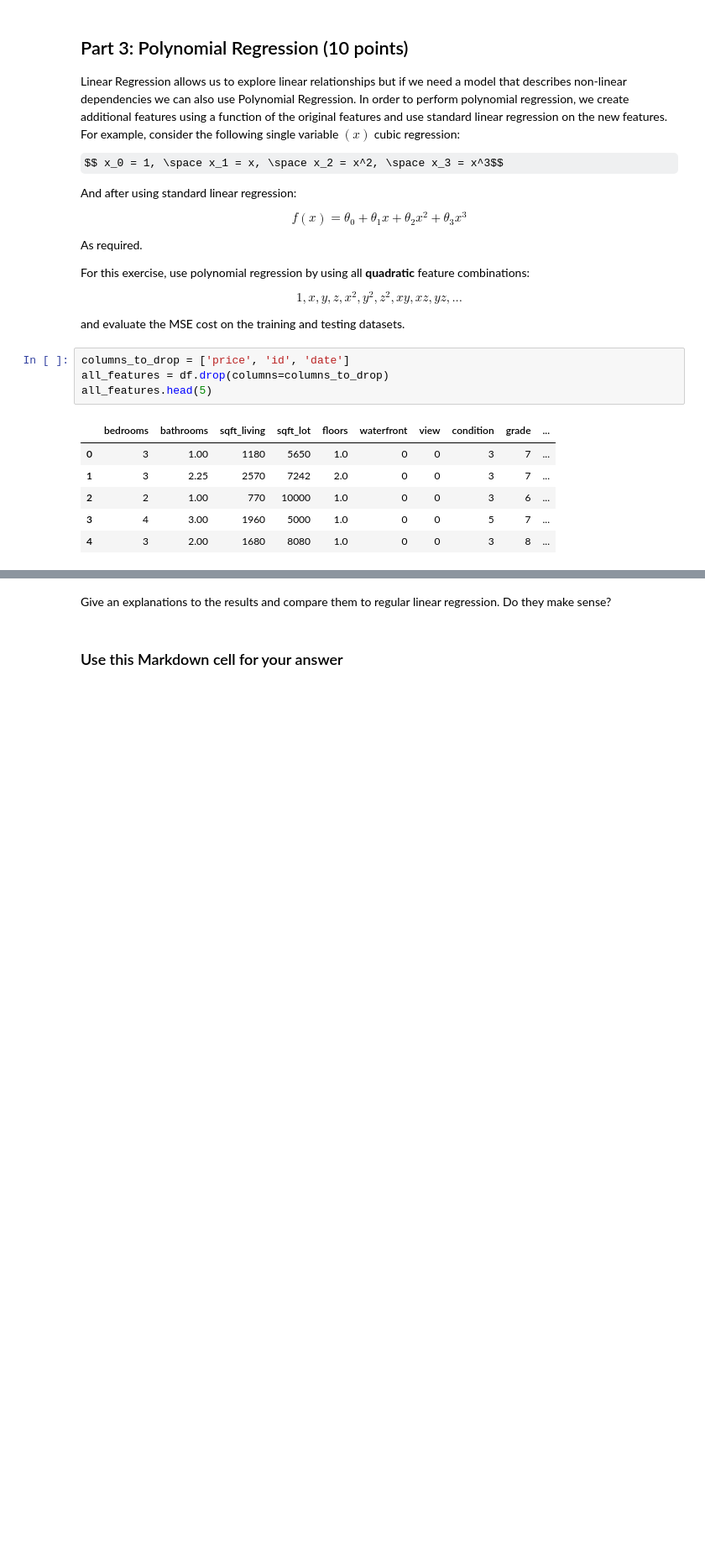
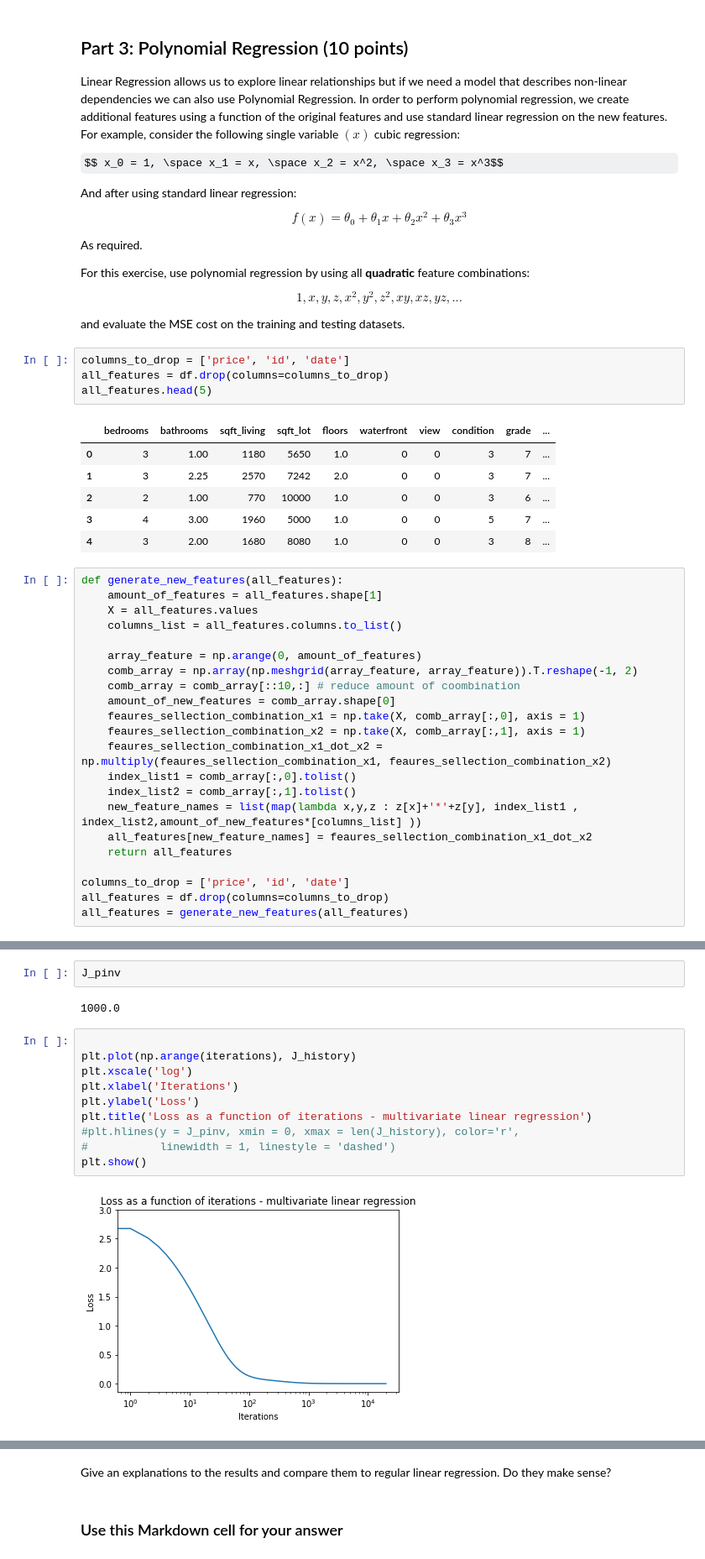
Before and after one commit to RoyR-IDC/MachineLearningFromData, a Jupyter notebook: HW1/hwa1.ipynb, the cells around one changed output, grey strips where cells are left out. Shown: that part at 84% size. Drawn from its saved outputs; the diff is of its cells as text; some formulas as TeX source; blank space fills up the shorter version.

```diff
--- a/HW1/hwa1.ipynb
+++ b/HW1/hwa1.ipynb
@@ -647,3 +679,25 @@ all_features.head(5)
 | 2 | 2 | 1.00 | 770 | 10000 | 1.0 | 0 | 0 | 3 | 6 | ... |
 | 3 | 4 | 3.00 | 1960 | 5000 | 1.0 | 0 | 0 | 5 | 7 | ... |
 | 4 | 3 | 2.00 | 1680 | 8080 | 1.0 | 0 | 0 | 3 | 8 | ... |
+# %%
+def generate_new_features(all_features):
+    amount_of_features = all_features.shape[1]
+    X = all_features.values
+    columns_list = all_features.columns.to_list()
+
+    array_feature = np.arange(0, amount_of_features)
+    comb_array = np.array(np.meshgrid(array_feature, array_feature)).T.reshape(-1, 2)
+    comb_array = comb_array[::10,:] # reduce amount of coombination
+    amount_of_new_features = comb_array.shape[0]
+    feaures_sellection_combination_x1 = np.take(X, comb_array[:,0], axis = 1)
+    feaures_sellection_combination_x2 = np.take(X, comb_array[:,1], axis = 1)
+    feaures_sellection_combination_x1_dot_x2 = np.multiply(feaures_sellection_combination_x1, feaures_sellection_combination_x2)
+    index_list1 = comb_array[:,0].tolist()
+    index_list2 = comb_array[:,1].tolist()
+    new_feature_names = list(map(lambda x,y,z : z[x]+'*'+z[y], index_list1 , index_list2,amount_of_new_features*[columns_list] ))
+    all_features[new_feature_names] = feaures_sellection_combination_x1_dot_x2
+    return all_features
+
+columns_to_drop = ['price', 'id', 'date']
+all_features = df.drop(columns=columns_to_drop)
+all_features = generate_new_features(all_features)
@@ -737,0 +840,16 @@ plt.show()
+# %%
+J_pinv
+# %% [output]
+1000.0
+# %%
+
+plt.plot(np.arange(iterations), J_history)
+plt.xscale('log')
+plt.xlabel('Iterations')
+plt.ylabel('Loss')
+plt.title('Loss as a function of iterations - multivariate linear regression')
+#plt.hlines(y = J_pinv, xmin = 0, xmax = len(J_history), color='r',
+#           linewidth = 1, linestyle = 'dashed')
+plt.show()
+# %% [output]
+[figure, added]
```
Also changed, not shown: parts of 20 cells of this notebook, 1 other file.
